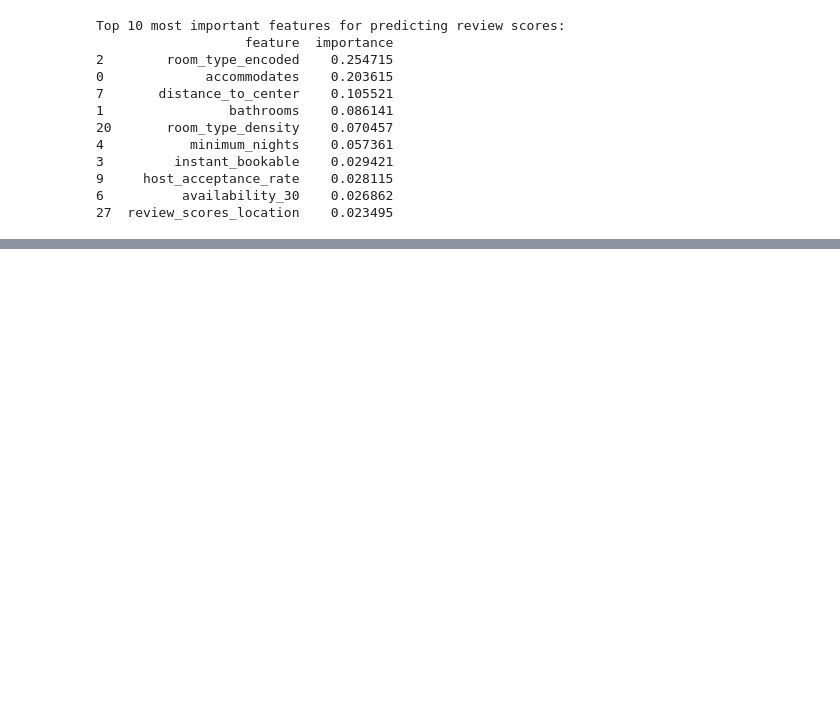
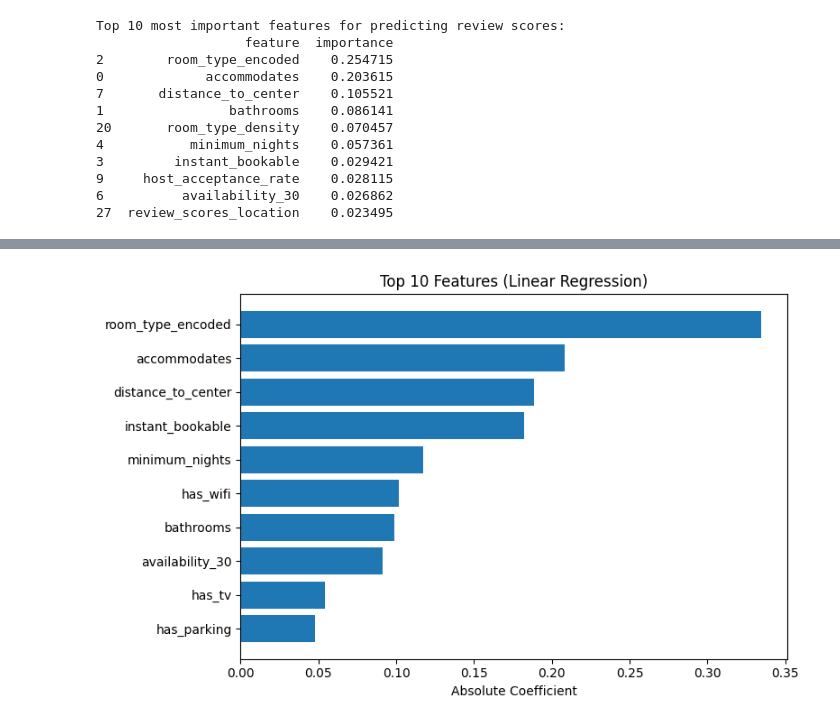
Before and after one commit to miaha1/AirBnBPredictionModel, a Jupyter notebook: AirBnBPredictionModel.ipynb, the cells around one changed output, grey strips where cells are left out. Drawn from its saved outputs; the diff is of its cells as text; code cells hidden in the pictures; blank space fills up the shorter version.

```diff
--- a/AirBnBPredictionModel.ipynb
+++ b/AirBnBPredictionModel.ipynb
@@ -508,0 +530,23 @@ print(results_df.head())
+# %%
+import numpy as np
+import pandas as pd
+
+# Get coefficients from the trained model
+coefs = lr_model.coef_
+
+feature_names = feature_columns
+
+feature_importance_df_lr = pd.DataFrame({
+    'feature': feature_names,
+    'coefficient': coefs,
+    'abs_importance': np.abs(coefs)
+})
+
+# Sort by absolute importance
+feature_importance_df_lr = feature_importance_df_lr.sort_values(
+    by='abs_importance',
+    ascending=False
+)
+
+print("Top 10 most important features for Linear Regression (by |coefficient|):")
+print(feature_importance_df_lr.head(10))
@@ -508,0 +600,15 @@ print(results_df.head())
+# %%
+# Manasa Praveen
+# Bar Graph displaying the top 10 most important features analyzed by the Linear Regression Model
+top_n = 10
+top_features_lr = feature_importance_df_lr.head(top_n)
+
+plt.figure(figsize=(8, 5))
+plt.barh(top_features_lr['feature'], top_features_lr['abs_importance'])
+plt.gca().invert_yaxis()
+plt.xlabel('Absolute Coefficient')
+plt.title(f'Top {top_n} Features (Linear Regression)')
+plt.tight_layout()
+plt.show()
+# %% [output]
+[figure, added]
```
Also changed, not shown: parts of 23 cells of this notebook.
